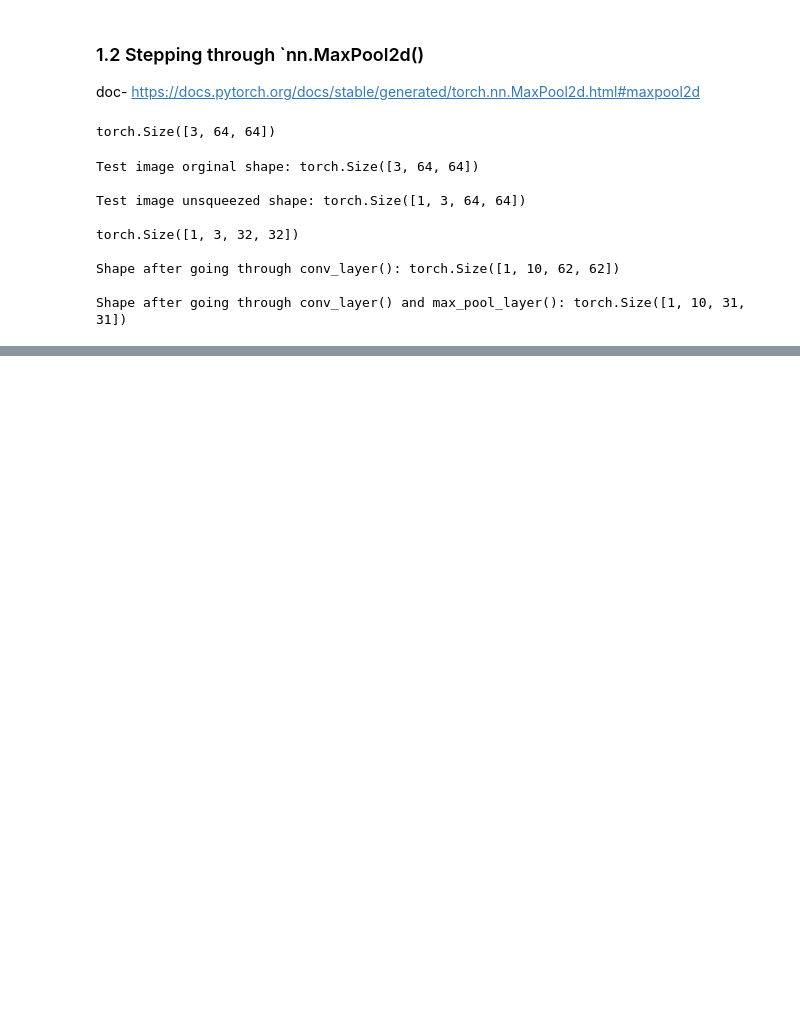
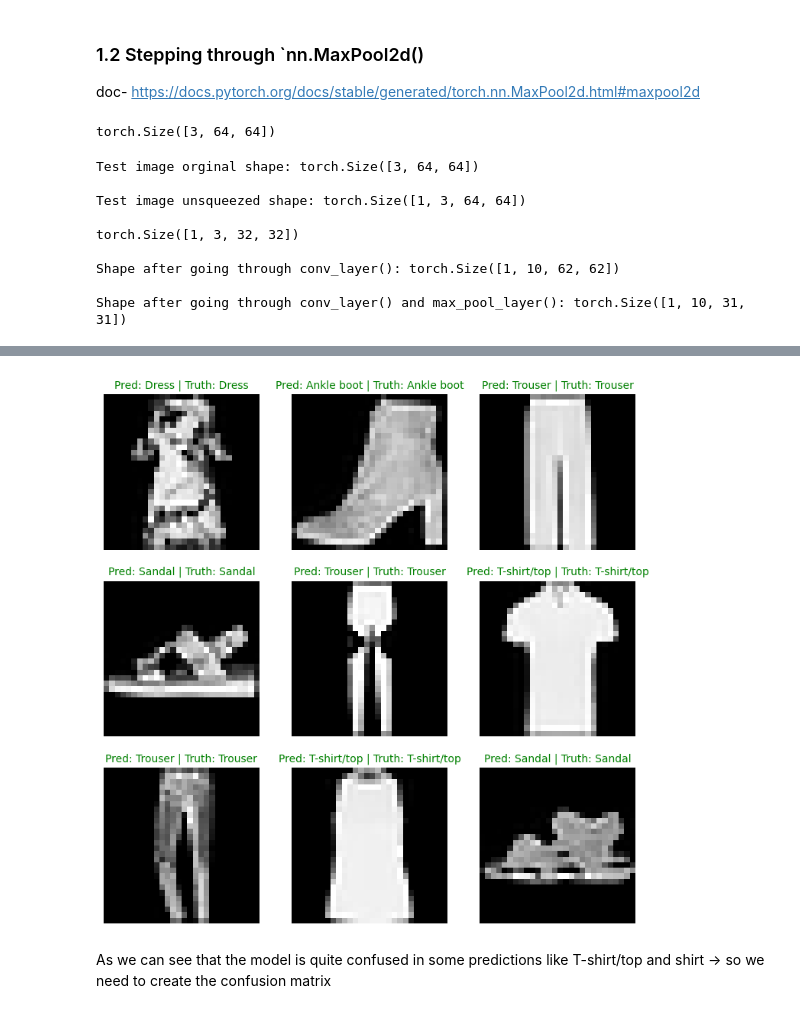
Before and after one commit to Sovit1056/Pytorch_practice, a Jupyter notebook: 03_v2_Computervision_CNN.ipynb, the cells around one changed output, grey strips where cells are left out. Drawn from its saved outputs; the diff is of its cells as text; code cells hidden in the pictures; blank space fills up the shorter version.

```diff
--- a/03_v2_Computervision_CNN.ipynb
+++ b/03_v2_Computervision_CNN.ipynb
@@ -275,0 +407,10 @@ Shape after going through conv_layer() and max_pool_layer(): torch.Size([1, 10,
+# %%
+from timeit import default_timer as timer
+def print_train_time( start: float,
+                      end: float,
+                      device: torch.device = None):
+  """Prints difference between start and end time."""
+
+  total_time = end - start
+  print(f"Train time on {device}: {total_time:.3f} seconds")
+  return total_time
@@ -275,0 +547,35 @@ Shape after going through conv_layer() and max_pool_layer(): torch.Size([1, 10,
+# %%
+# Plot prediction
+plt.figure(figsize=(9,9))
+nrows = 3
+ncols = 3
+for i, sample in enumerate(test_sample):
+  # Create the subplot
+  plt.subplot(nrows, ncols, i+1)
+
+  # Plot the target image
+  plt.imshow(sample.squeeze(), cmap="gray")
+
+  # Find the prediction ( in text format, eg: bag)
+  pred_label= class_names[pred_classes[i]]
+
+  # Get th truth lable (in text form)
+  truth_label= class_names[test_label[i]]
+
+  # Create the title text of the plot
+  plt.title(f"Pred: {pred_label} | Truth: {truth_label}")
+
+  # check for equality between pred and truth and change color of titel text
+
+  if pred_label == truth_label:
+    plt.title(f"Pred: {pred_label} | Truth: {truth_label}",
+              fontsize=10,color="green")      # green text if prediction same as truth
+  else:
+    plt.title(f"Pred: {pred_label} | Truth: {truth_label}",
+                fontsize=10,color="red")        # red text if prediction not same as truth
+
+  plt.axis(False);
+# %% [output]
+[figure, added]
+# %% [markdown]
+As we can see that the model is quite confused in some predictions like T-shirt/top and shirt -> so we need to create the confusion matrix
```
Also changed, not shown: parts of 35 cells of this notebook.
